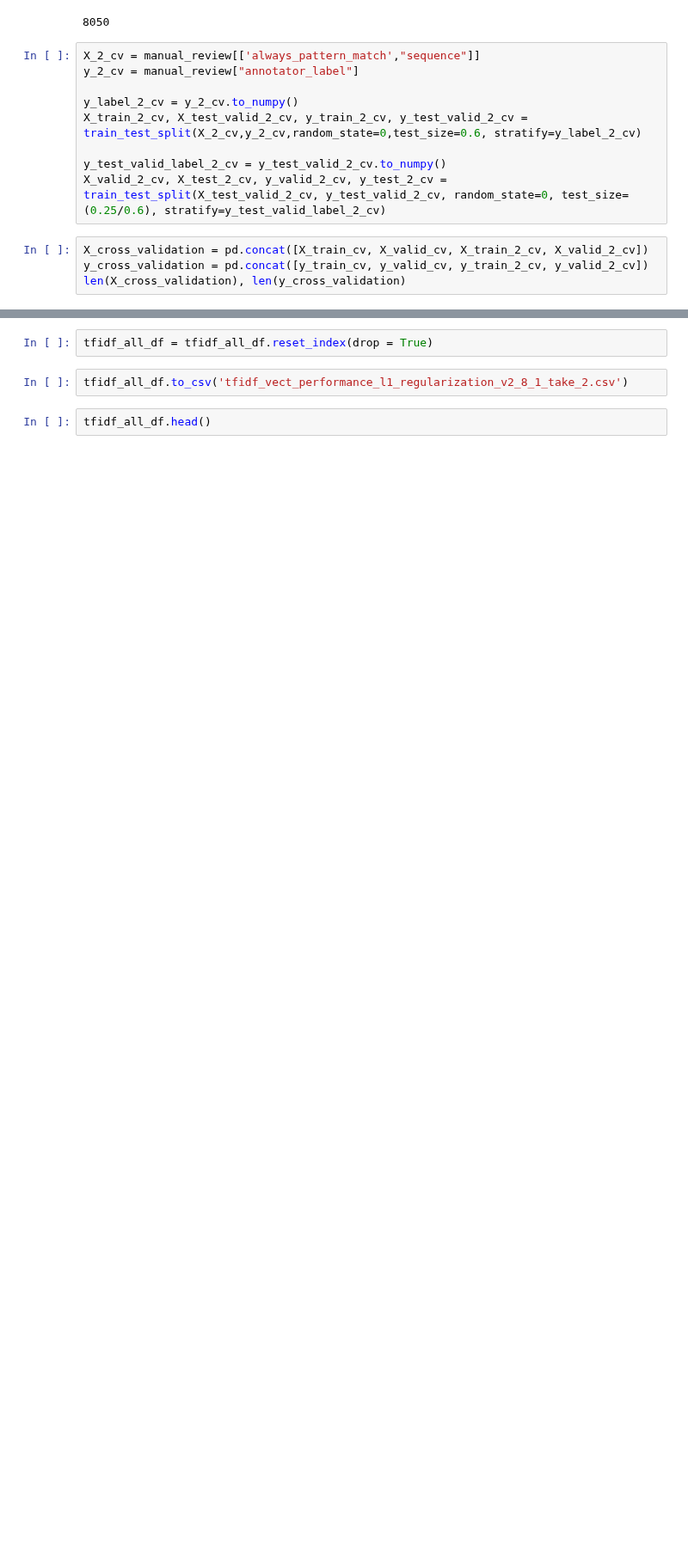
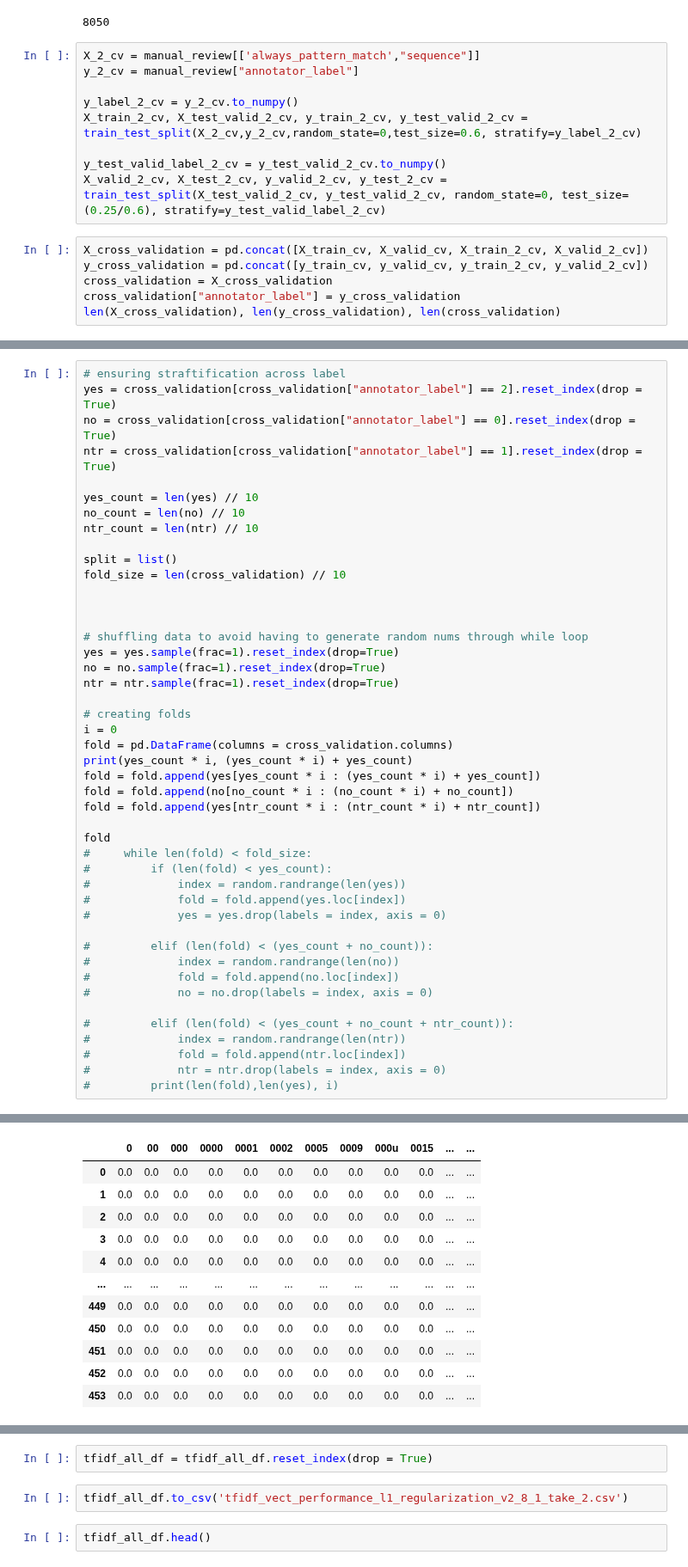
Before and after one commit to anaconda121/NeuraHealth, a Jupyter notebook: Modeling/Logistic-Regression-TFIDF.ipynb, the cells around one changed output, grey strips where cells are left out. Shown at 86% size. Cells and saved outputs as stored; diff of their text form; blank space fills up the shorter version.

Commit message:
splits generated

```diff
--- a/Modeling/Logistic-Regression-TFIDF.ipynb
+++ b/Modeling/Logistic-Regression-TFIDF.ipynb
@@ -607,5 +614,7 @@ X_valid_2_cv, X_test_2_cv, y_valid_2_cv, y_test_2_cv = train_test_split(X_test_v
 # %%
 X_cross_validation = pd.concat([X_train_cv, X_valid_cv, X_train_2_cv, X_valid_2_cv])
 y_cross_validation = pd.concat([y_train_cv, y_valid_cv, y_train_2_cv, y_valid_2_cv])
-len(X_cross_validation), len(y_cross_validation)
+cross_validation = X_cross_validation
+cross_validation["annotator_label"] = y_cross_validation
+len(X_cross_validation), len(y_cross_validation), len(cross_validation)
 # %% [output]
@@ -638,0 +667,46 @@ X_valid, X_test, y_valid, y_test = train_test_split(X_test_valid, y_test_valid,
+# %%
+# ensuring straftification across label
+yes = cross_validation[cross_validation["annotator_label"] == 2].reset_index(drop = True)
+no = cross_validation[cross_validation["annotator_label"] == 0].reset_index(drop = True)
+ntr = cross_validation[cross_validation["annotator_label"] == 1].reset_index(drop = True)
+
+yes_count = len(yes) // 10
+no_count = len(no) // 10
+ntr_count = len(ntr) // 10
+
+split = list()
+fold_size = len(cross_validation) // 10
+
+
+
+# shuffling data to avoid having to generate random nums through while loop
+yes = yes.sample(frac=1).reset_index(drop=True)
+no = no.sample(frac=1).reset_index(drop=True)
+ntr = ntr.sample(frac=1).reset_index(drop=True)
+
+# creating folds
+i = 0
+fold = pd.DataFrame(columns = cross_validation.columns)
+print(yes_count * i, (yes_count * i) + yes_count)
+fold = fold.append(yes[yes_count * i : (yes_count * i) + yes_count])
+fold = fold.append(no[no_count * i : (no_count * i) + no_count])
+fold = fold.append(yes[ntr_count * i : (ntr_count * i) + ntr_count])
+
+fold
+#     while len(fold) < fold_size:
+#         if (len(fold) < yes_count):
+#             index = random.randrange(len(yes))
+#             fold = fold.append(yes.loc[index])
+#             yes = yes.drop(labels = index, axis = 0)
+
+#         elif (len(fold) < (yes_count + no_count)):
+#             index = random.randrange(len(no))
+#             fold = fold.append(no.loc[index])
+#             no = no.drop(labels = index, axis = 0)
+
+#         elif (len(fold) < (yes_count + no_count + ntr_count)):
+#             index = random.randrange(len(ntr))
+#             fold = fold.append(ntr.loc[index])
+#             ntr = ntr.drop(labels = index, axis = 0)
+#         print(len(fold),len(yes), i)
+# %% [output]
@@ -638,0 +715,12 @@ X_valid, X_test, y_valid, y_test = train_test_split(X_test_valid, y_test_valid,
+|  | 0 | 00 | 000 | 0000 | 0001 | 0002 | 0005 | 0009 | 000u | 0015 | ... | ... |
+| 0 | 0.0 | 0.0 | 0.0 | 0.0 | 0.0 | 0.0 | 0.0 | 0.0 | 0.0 | 0.0 | ... | ... |
+| 1 | 0.0 | 0.0 | 0.0 | 0.0 | 0.0 | 0.0 | 0.0 | 0.0 | 0.0 | 0.0 | ... | ... |
+| 2 | 0.0 | 0.0 | 0.0 | 0.0 | 0.0 | 0.0 | 0.0 | 0.0 | 0.0 | 0.0 | ... | ... |
+| 3 | 0.0 | 0.0 | 0.0 | 0.0 | 0.0 | 0.0 | 0.0 | 0.0 | 0.0 | 0.0 | ... | ... |
+| 4 | 0.0 | 0.0 | 0.0 | 0.0 | 0.0 | 0.0 | 0.0 | 0.0 | 0.0 | 0.0 | ... | ... |
+| ... | ... | ... | ... | ... | ... | ... | ... | ... | ... | ... | ... | ... |
+| 449 | 0.0 | 0.0 | 0.0 | 0.0 | 0.0 | 0.0 | 0.0 | 0.0 | 0.0 | 0.0 | ... | ... |
+| 450 | 0.0 | 0.0 | 0.0 | 0.0 | 0.0 | 0.0 | 0.0 | 0.0 | 0.0 | 0.0 | ... | ... |
+| 451 | 0.0 | 0.0 | 0.0 | 0.0 | 0.0 | 0.0 | 0.0 | 0.0 | 0.0 | 0.0 | ... | ... |
+| 452 | 0.0 | 0.0 | 0.0 | 0.0 | 0.0 | 0.0 | 0.0 | 0.0 | 0.0 | 0.0 | ... | ... |
+| 453 | 0.0 | 0.0 | 0.0 | 0.0 | 0.0 | 0.0 | 0.0 | 0.0 | 0.0 | 0.0 | ... | ... |
```
Also changed, not shown: parts of 16 cells of this notebook.
